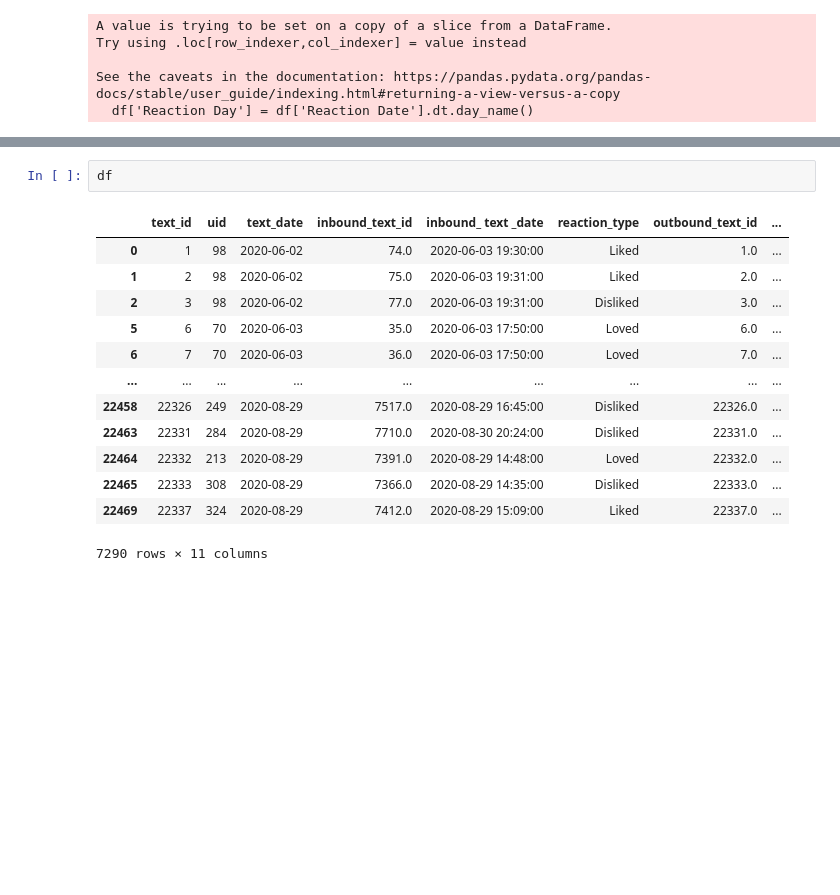
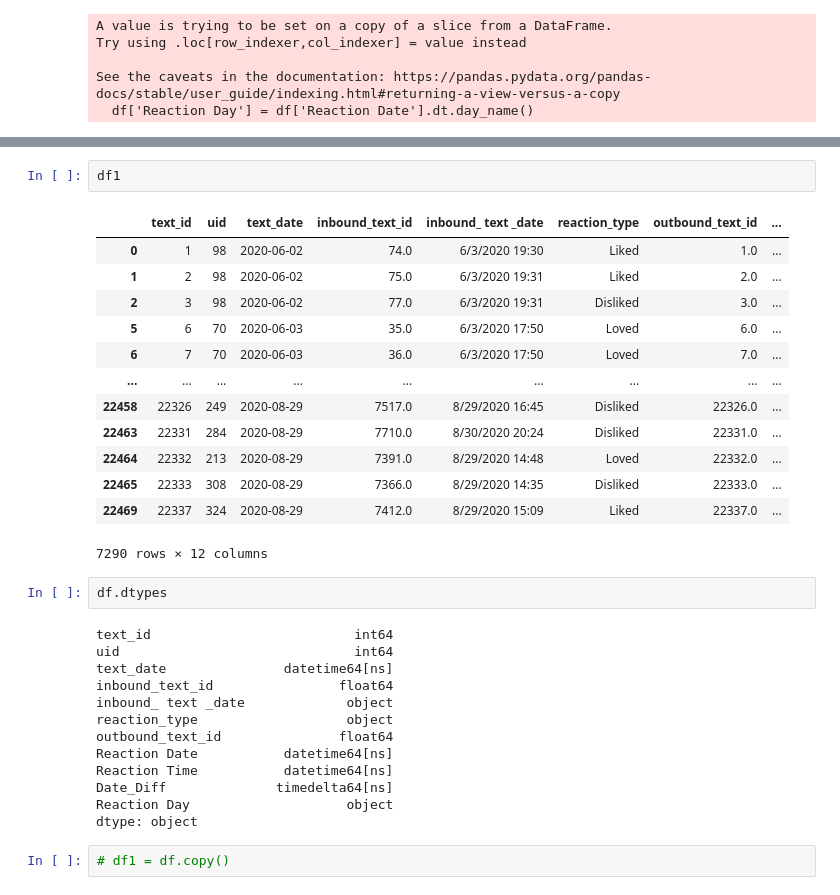
Before and after one commit to rohan-kapadnis/Qatch-Analytics-Project, a Jupyter notebook: Qatch_AnalyticsProject_DataCleaning.ipynb, the cells around one changed output, grey strips where cells are left out. Drawn from its saved outputs; the diff is of its cells as text; blank space fills up the shorter version.

```diff
--- a/Qatch Analytics .ipynb
+++ b/Qatch_AnalyticsProject_DataCleaning.ipynb
@@ -389,16 +410,33 @@ See the caveats in the documentation: https://pandas.pydata.org/pandas-docs/stab
+# %%
+df1
+# %% [output]
+|  | text_id | uid | text_date | inbound_text_id | inbound_ text _date | reaction_type | outbound_text_id | ... |
+| 0 | 1 | 98 | 2020-06-02 | 74.0 | 6/3/2020 19:30 | Liked | 1.0 | ... |
+| 1 | 2 | 98 | 2020-06-02 | 75.0 | 6/3/2020 19:31 | Liked | 2.0 | ... |
+| 2 | 3 | 98 | 2020-06-02 | 77.0 | 6/3/2020 19:31 | Disliked | 3.0 | ... |
+| 5 | 6 | 70 | 2020-06-03 | 35.0 | 6/3/2020 17:50 | Loved | 6.0 | ... |
+| 6 | 7 | 70 | 2020-06-03 | 36.0 | 6/3/2020 17:50 | Loved | 7.0 | ... |
+| ... | ... | ... | ... | ... | ... | ... | ... | ... |
+| 22458 | 22326 | 249 | 2020-08-29 | 7517.0 | 8/29/2020 16:45 | Disliked | 22326.0 | ... |
+| 22463 | 22331 | 284 | 2020-08-29 | 7710.0 | 8/30/2020 20:24 | Disliked | 22331.0 | ... |
+| 22464 | 22332 | 213 | 2020-08-29 | 7391.0 | 8/29/2020 14:48 | Loved | 22332.0 | ... |
+| 22465 | 22333 | 308 | 2020-08-29 | 7366.0 | 8/29/2020 14:35 | Disliked | 22333.0 | ... |
+| 22469 | 22337 | 324 | 2020-08-29 | 7412.0 | 8/29/2020 15:09 | Liked | 22337.0 | ... |
+7290 rows × 12 columns
 # %%
-df
+df.dtypes
 # %% [output]
-|  | text_id | uid | text_date | inbound_text_id | inbound_ text _date | reaction_type | outbound_text_id | ... |
-| 0 | 1 | 98 | 2020-06-02 | 74.0 | 2020-06-03 19:30:00 | Liked | 1.0 | ... |
-| 1 | 2 | 98 | 2020-06-02 | 75.0 | 2020-06-03 19:31:00 | Liked | 2.0 | ... |
-| 2 | 3 | 98 | 2020-06-02 | 77.0 | 2020-06-03 19:31:00 | Disliked | 3.0 | ... |
-| 5 | 6 | 70 | 2020-06-03 | 35.0 | 2020-06-03 17:50:00 | Loved | 6.0 | ... |
-| 6 | 7 | 70 | 2020-06-03 | 36.0 | 2020-06-03 17:50:00 | Loved | 7.0 | ... |
-| ... | ... | ... | ... | ... | ... | ... | ... | ... |
-| 22458 | 22326 | 249 | 2020-08-29 | 7517.0 | 2020-08-29 16:45:00 | Disliked | 22326.0 | ... |
-| 22463 | 22331 | 284 | 2020-08-29 | 7710.0 | 2020-08-30 20:24:00 | Disliked | 22331.0 | ... |
-| 22464 | 22332 | 213 | 2020-08-29 | 7391.0 | 2020-08-29 14:48:00 | Loved | 22332.0 | ... |
-| 22465 | 22333 | 308 | 2020-08-29 | 7366.0 | 2020-08-29 14:35:00 | Disliked | 22333.0 | ... |
-| 22469 | 22337 | 324 | 2020-08-29 | 7412.0 | 2020-08-29 15:09:00 | Liked | 22337.0 | ... |
-7290 rows × 11 columns
+text_id                          int64
+uid                              int64
+text_date               datetime64[ns]
+inbound_text_id                float64
+inbound_ text _date             object
+reaction_type                   object
+outbound_text_id               float64
+Reaction Date           datetime64[ns]
+Reaction Time           datetime64[ns]
+Date_Diff              timedelta64[ns]
+Reaction Day                    object
+dtype: object
+# %%
+# df1 = df.copy()
```
Also changed, not shown: parts of 27 cells of this notebook, 10 other files.
